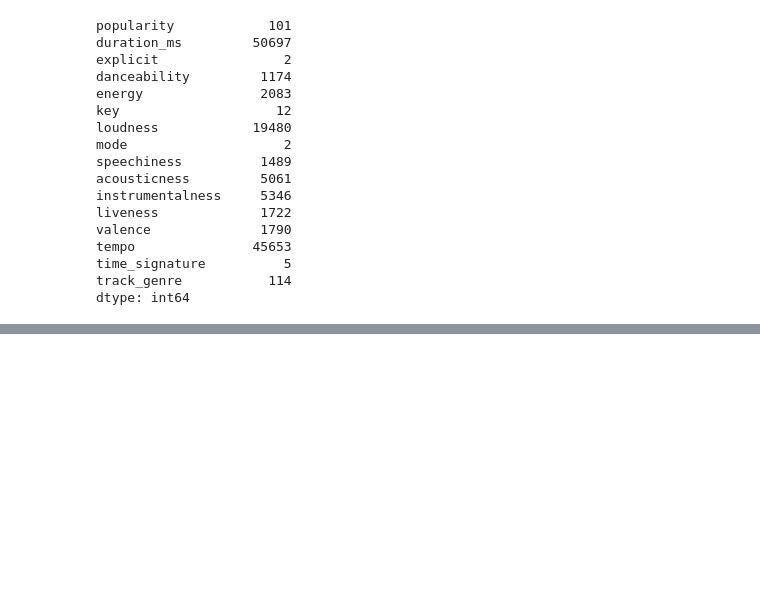
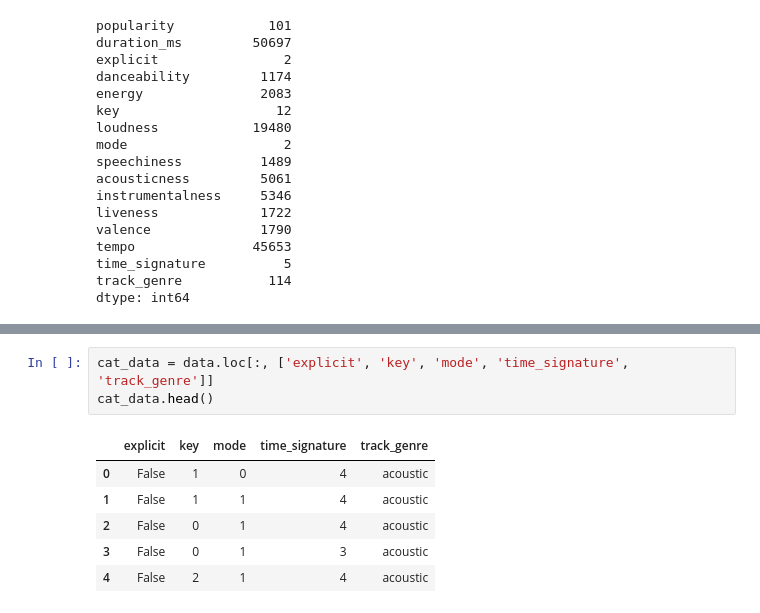
Before and after one commit to Lummoxy/ml_summer_prac, a Jupyter notebook: spotify_task.ipynb, the cells around one changed output, grey strips where cells are left out. Drawn from its saved outputs; the diff is of its cells as text; blank space fills up the shorter version.

```diff
--- a/spotify_task.ipynb
+++ b/spotify_task.ipynb
@@ -89,0 +219,10 @@ dtype: int64
+# %%
+cat_data = data.loc[:, ['explicit', 'key', 'mode', 'time_signature', 'track_genre']]
+cat_data.head()
+# %% [output]
+|  | explicit | key | mode | time_signature | track_genre |
+| 0 | False | 1 | 0 | 4 | acoustic |
+| 1 | False | 1 | 1 | 4 | acoustic |
+| 2 | False | 0 | 1 | 4 | acoustic |
+| 3 | False | 0 | 1 | 3 | acoustic |
+| 4 | False | 2 | 1 | 4 | acoustic |
```
Also changed, not shown: parts of 18 cells of this notebook, 1 other file.
